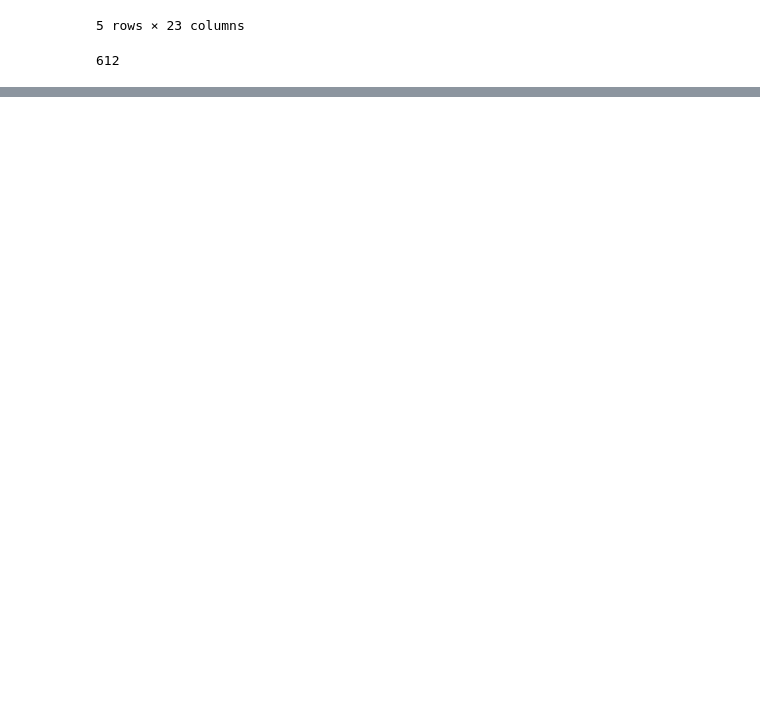
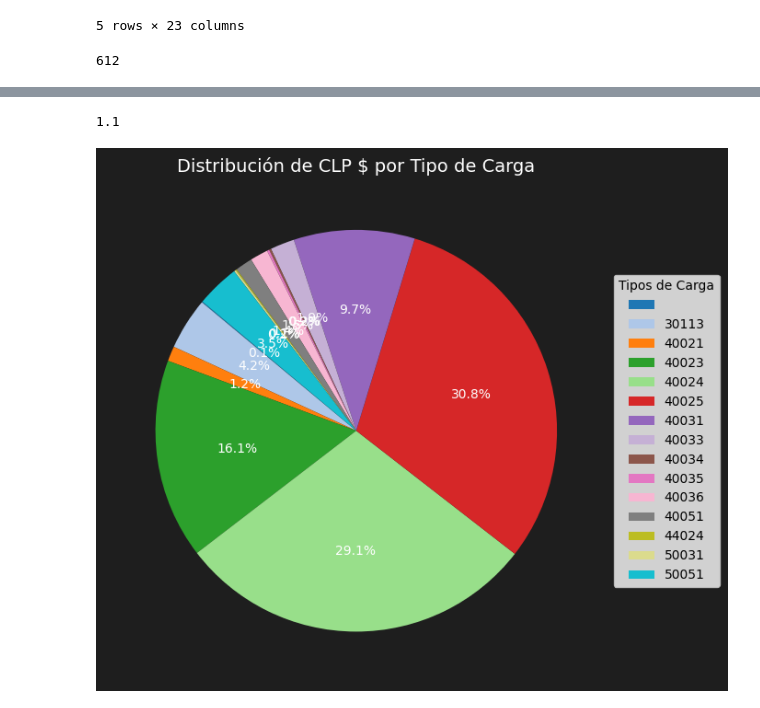
Before and after one commit to chatpremium69/tecnofast, a Jupyter notebook: data/pruebas.ipynb, the cells around one changed output, grey strips where cells are left out. Drawn from its saved outputs; the diff is of its cells as text; code cells hidden in the pictures; blank space fills up the shorter version.

```diff
--- a/data/pruebas.ipynb
+++ b/data/pruebas.ipynb
@@ -132,0 +479,35 @@ dfm.head(1000)
+# %%
+if "Wip" in data_general.columns and "CLP $" in data_general.columns:
+    plt.figure(figsize=(8, 6), facecolor="#1e1e1e")
+    print(1.1)
+
+
+    # Agrupar por Tipo de Carga y sumar CLP $
+    data = data_general.groupby("Wip")["CLP $"].sum()
+
+    categorias = data.index
+
+    # Generar colores dinámicamente
+    colores = generar_colores(categorias)
+
+    # Crear el gráfico circular
+    wedges, texts, autotexts = plt.pie(
+        data,
+        autopct=lambda p: f'{p:.1f}%' if p > 0 else '',  # Solo muestra porcentajes mayores a 0
+        colors=colores,
+        textprops=dict(color="white"),
+        startangle=140
+    )
+
+    # Agregar una leyenda
+    plt.legend(wedges, data.index, title="Tipos de Carga", loc="center left", bbox_to_anchor=(1, 0, 0.5, 1))
+
+    # Títulos y formato
+    plt.title("Distribución de CLP $ por Tipo de Carga", fontsize=14, color="white")
+    plt.tight_layout()
+    plt.gca().set_facecolor("#1e1e1e")  # Fondo oscuro
+    plt.show()
+    plt.close()
+# %% [output]
+1.1
+[figure, added]
```
Also changed, not shown: parts of 20 cells of this notebook, 3 other files.
